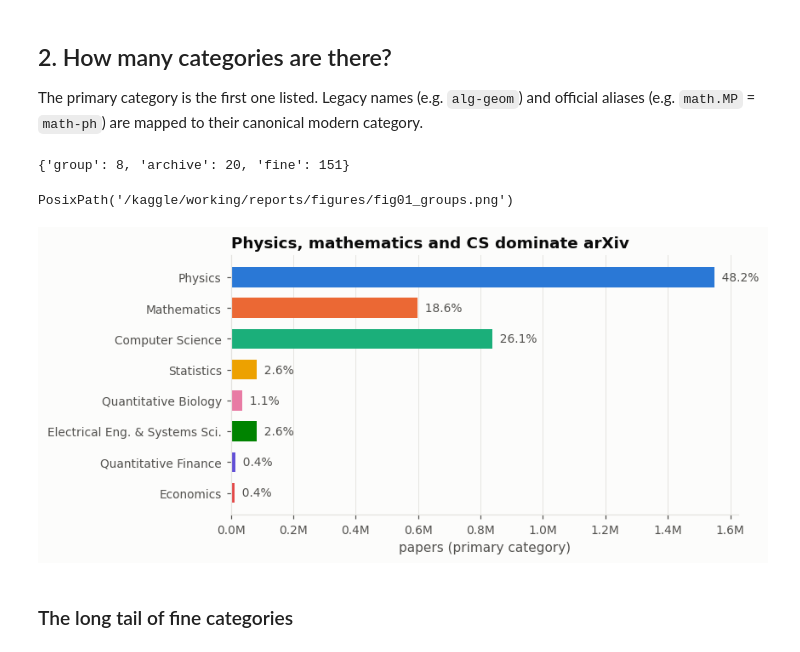
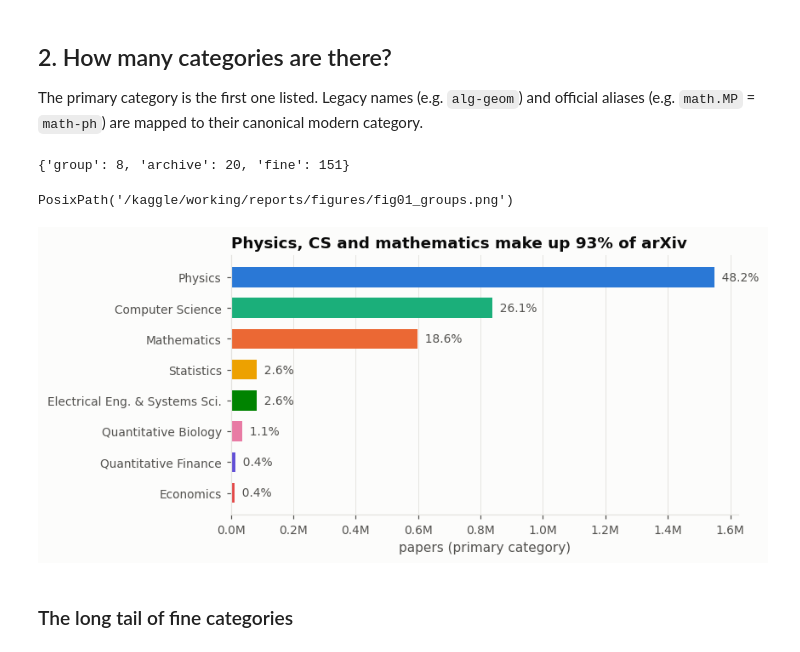
Before and after one commit to valexande/iris-project, a Jupyter notebook: notebooks/01_eda_preprocessing.ipynb, the cells around one changed output. Drawn from its saved outputs; the diff is of its cells as text; code cells hidden in the pictures.

```diff
--- a/notebooks/01_eda_preprocessing.ipynb
+++ b/notebooks/01_eda_preprocessing.ipynb
@@ -81,25 +81,25 @@ aliases (e.g. `math.MP` = `math-ph`) are mapped to their canonical modern catego
 # %%
 levels = {lvl: df[lvl].nunique() for lvl in ["group", "archive", "fine"]}
 stats["n_classes_raw"] = levels
 print(levels)
 
 group_counts = df["group"].value_counts()
 stats["group_counts"] = group_counts.to_dict()
 
 fig, ax = plt.subplots(figsize=(7, 3.6))
-order = [g for g in viz.GROUP_ORDER if g in group_counts.index][::-1]
+order = list(group_counts.index[::-1])  # largest at the top
 ax.barh(order, group_counts[order], color=[viz.GROUP_COLORS[g] for g in order], height=0.65)
 for i, g in enumerate(order):
     ax.text(group_counts[g], i, f"  {group_counts[g] / len(df):.1%}", va="center", fontsize=9, color=viz.TEXT_2)
 ax.set_xlabel("papers (primary category)")
-ax.set_title("Physics, mathematics and CS dominate arXiv")
+ax.set_title(f"Physics, CS and mathematics make up {group_counts.head(3).sum() / len(df):.0%} of arXiv")
 ax.grid(axis="y", visible=False)
 ax.xaxis.set_major_formatter(lambda x, _: f"{x / 1e6:.1f}M")
 viz.save(fig, "fig01_groups", FIG_DIR)
 # %% [output]
 {'group': 8, 'archive': 20, 'fine': 151}
 PosixPath('/kaggle/working/reports/figures/fig01_groups.png')
-[figure, old version]
+[figure, new version]
 # %% [markdown]
 ### The long tail of fine categories
 # %%
```
Also changed, not shown: parts of 5 cells of this notebook, 22 other files.
